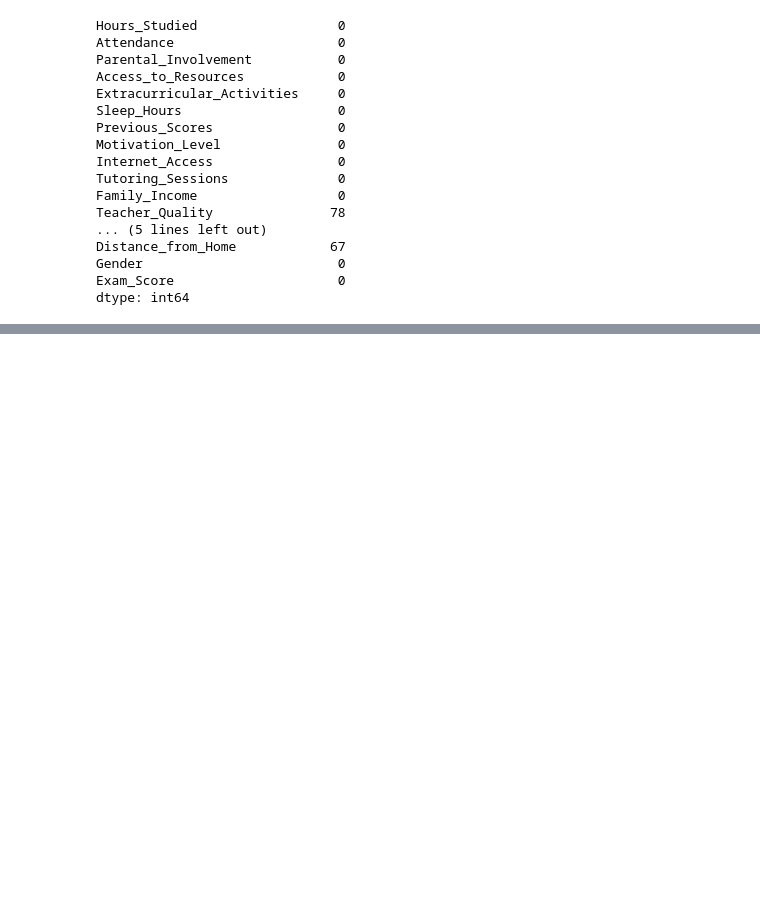
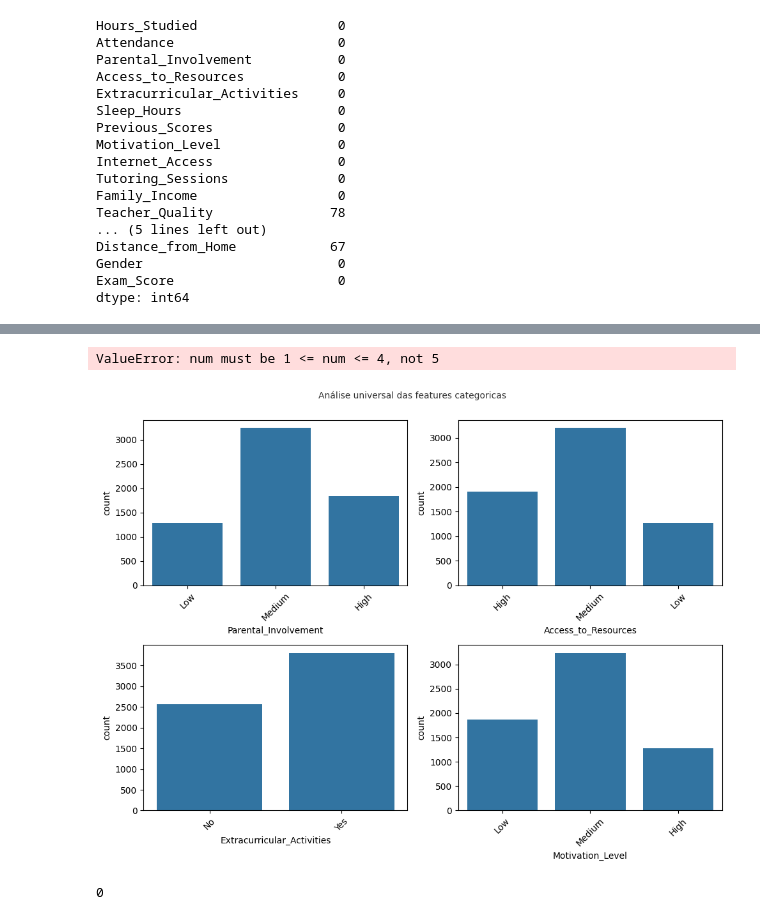
Before and after one commit to LSouzaAndrade/TechChallenge3, a Jupyter notebook: notebook.ipynb, the cells around one changed output, grey strips where cells are left out. Drawn from its saved outputs; the diff is of its cells as text; code cells hidden in the pictures; blank space fills up the shorter version.

```diff
--- a/notebook.ipynb
+++ b/notebook.ipynb
@@ -76,0 +304,21 @@ dtype: int64
+# %%
+plt.figure(figsize=(10,7.5))
+plt.suptitle("Análise universal das features categoricas",
+             fontsize=10,
+             alpha=0.8,
+             y=1.)
+cat1 = ["Parental_Involvement", "Access_to_Resources", "Extracurricular_Activities", "Motivation_Level","Internet_Access","Family_Income","Teacher_Quality","School_Type","Peer_Influence","Learning_Disabilities","Parental_Education_Level","Distance_from_Home","Gender"]
+
+for i in range(len(cat1)):
+    plt.subplot(2,2,i+1)
+    sns.countplot(x=df[cat1[i]])
+    plt.xlabel(cat1[i])
+    plt.xticks(rotation=45)
+    plt.tight_layout()
+# %% [output]
+ValueError: num must be 1 <= num <= 4, not 5
+[figure, added]
+# %%
+df.duplicated().sum()
+# %% [output]
+0
```
Also changed, not shown: parts of 55 cells of this notebook.
